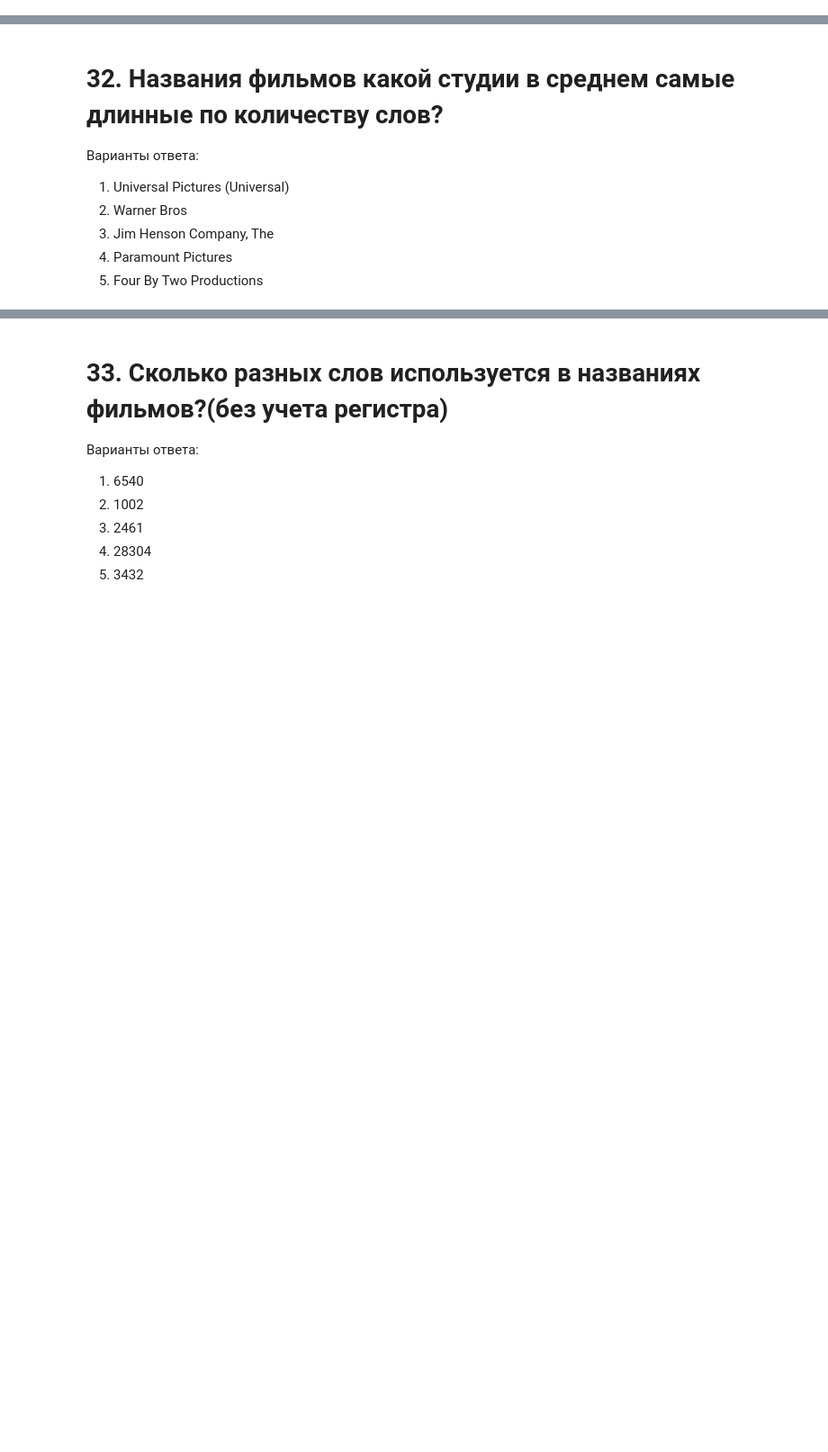
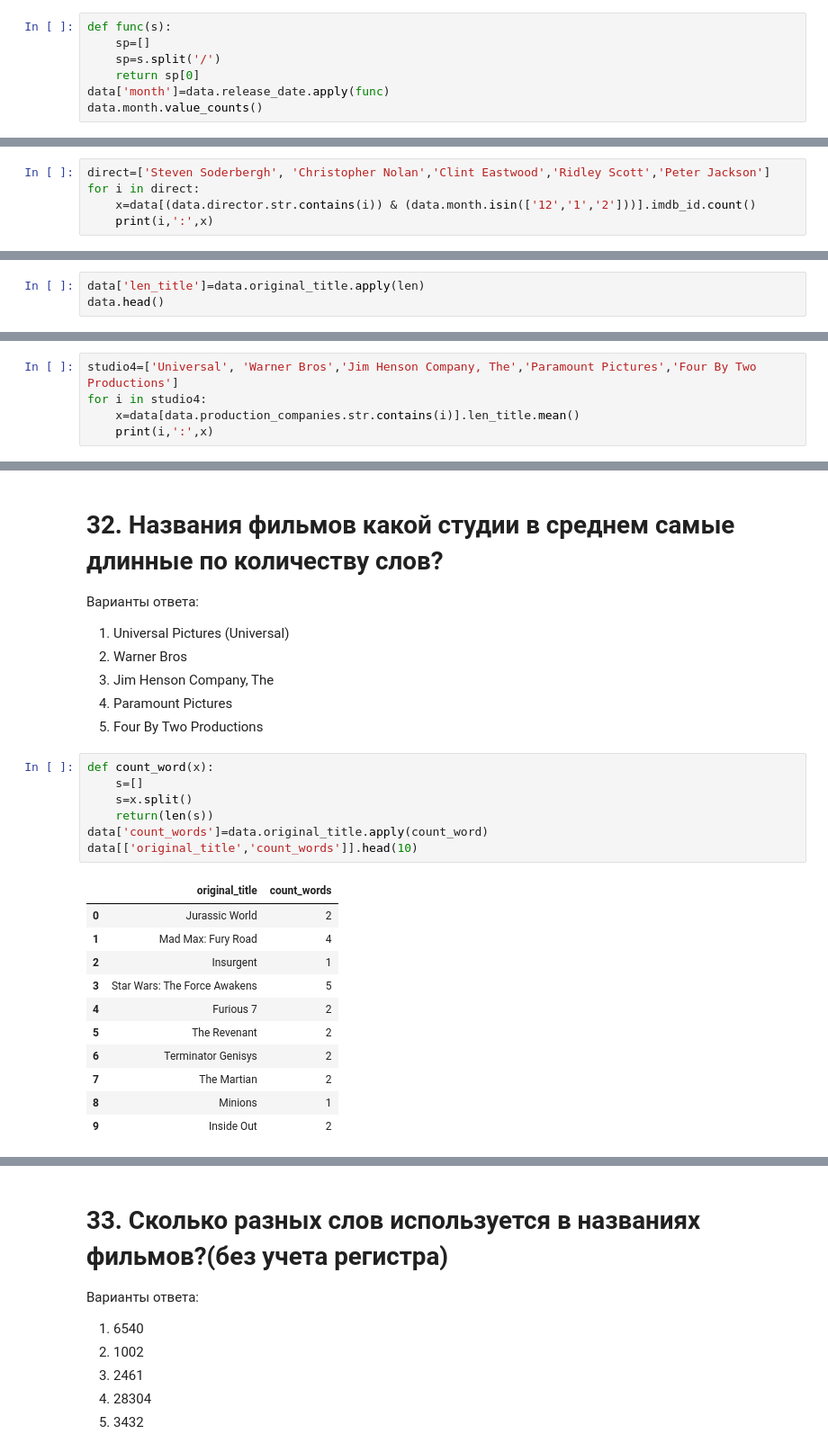
Before and after one commit to VoliaK/skillfactory_rds, a Jupyter notebook: module_1/Movies_IMBD.ipynb, the cells around one changed output, grey strips where cells are left out. Shown: that part at 90% size. Saved outputs shown, nothing was run; the diff lists cells and outputs as text; blank space fills up the shorter version.

```diff
--- a/module_1/Movies_IMBD.ipynb
+++ b/module_1/Movies_IMBD.ipynb
@@ -299,3 +560,10 @@ answer_ls.append(1)
 3. Декабрь
 4. Сентябрь
 5. Май
+# %%
+def func(s):
+    sp=[]
+    sp=s.split('/')
+    return sp[0]
+data['month']=data.release_date.apply(func)
+data.month.value_counts()
@@ -319,3 +605,8 @@ answer_ls.append(1)
 3. Clint Eastwood
 4. Ridley Scott
 5. Peter Jackson
+# %%
+direct=['Steven Soderbergh', 'Christopher Nolan','Clint Eastwood','Ridley Scott','Peter Jackson']
+for i in direct:
+    x=data[(data.director.str.contains(i)) & (data.month.isin(['12','1','2']))].imdb_id.count()
+    print(i,':',x)
@@ -339,3 +646,6 @@ answer_ls.append(1)
 3. Jim Henson Company, The
 4. Paramount Pictures
 5. Four By Two Productions
+# %%
+data['len_title']=data.original_title.apply(len)
+data.head()
@@ -341,0 +659,5 @@ answer_ls.append(1)
+# %%
+studio4=['Universal', 'Warner Bros','Jim Henson Company, The','Paramount Pictures','Four By Two Productions']
+for i in studio4:
+    x=data[data.production_companies.str.contains(i)].len_title.mean()
+    print(i,':',x)
@@ -349,3 +677,22 @@ answer_ls.append(1)
 3. Jim Henson Company, The
 4. Paramount Pictures
 5. Four By Two Productions
+# %%
+def count_word(x):
+    s=[]
+    s=x.split()
+    return(len(s))
+data['count_words']=data.original_title.apply(count_word)
+data[['original_title','count_words']].head(10)
+# %% [output]
+|  | original_title | count_words |
+| 0 | Jurassic World | 2 |
+| 1 | Mad Max: Fury Road | 4 |
+| 2 | Insurgent | 1 |
+| 3 | Star Wars: The Force Awakens | 5 |
+| 4 | Furious 7 | 2 |
+| 5 | The Revenant | 2 |
+| 6 | Terminator Genisys | 2 |
+| 7 | The Martian | 2 |
+| 8 | Minions | 1 |
+| 9 | Inside Out | 2 |
```
Also changed, not shown: parts of 72 cells of this notebook.
